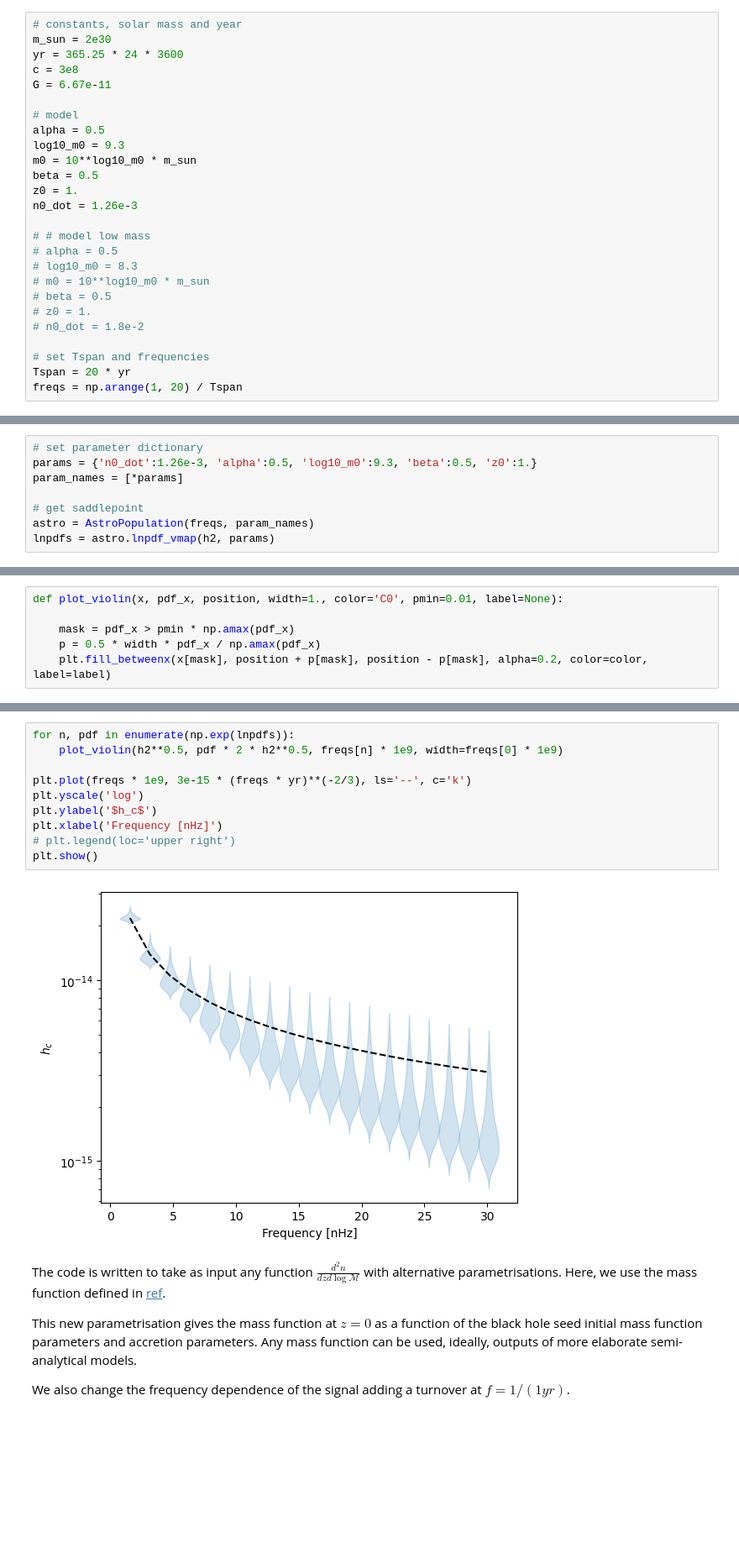
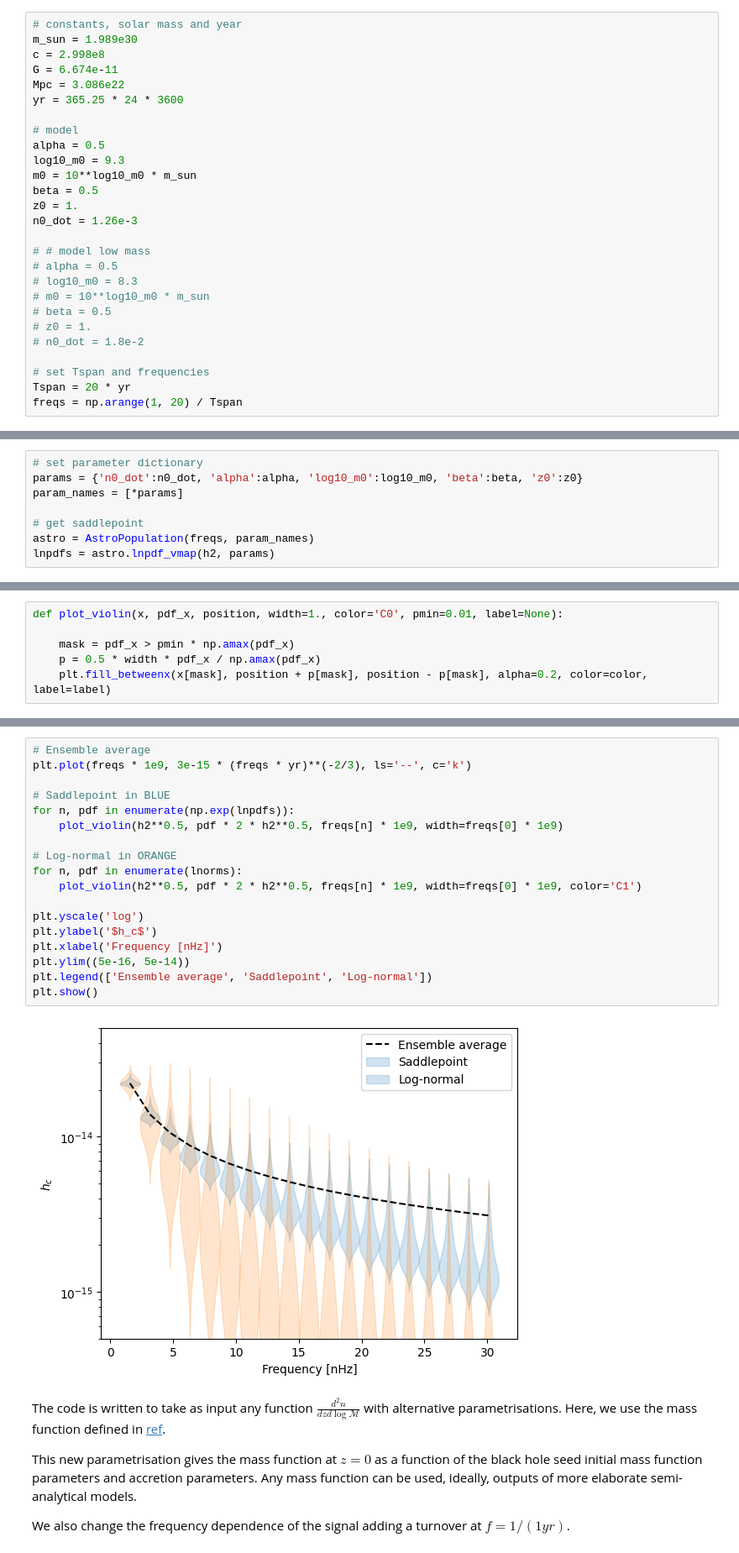
Before and after one commit to mfalxa/zamari, a Jupyter notebook: tutorial.ipynb, the cells around one changed output, grey strips where cells are left out. Shown at 84% size. Cells and saved outputs as stored; diff of their text form; blank space fills up the shorter version.

```diff
--- a/tutorial.ipynb
+++ b/tutorial.ipynb
@@ -15,10 +15,11 @@ This is the default model that is used by the code.
 We initiate a set of values for the parameters of the model.
 # %%
 # constants, solar mass and year
-m_sun = 2e30
+m_sun = 1.989e30
+c = 2.998e8
+G = 6.674e-11
+Mpc = 3.086e22
 yr = 365.25 * 24 * 3600
-c = 3e8
-G = 6.67e-11
 
 # model
 alpha = 0.5
@@ -58,7 +59,7 @@ lnorms = get_lnorms(h2, freqs, n0_dot, alpha, m0, beta, z0)
 We create an instance of the class `AstroPopulation` that takes as input the array of frequencies at which the probability distribution will be estimated `freqs` and the list of model parameter names `param_names`.
 # %%
 # set parameter dictionary
-params = {'n0_dot':1.26e-3, 'alpha':0.5, 'log10_m0':9.3, 'beta':0.5, 'z0':1.}
+params = {'n0_dot':n0_dot, 'alpha':alpha, 'log10_m0':log10_m0, 'beta':beta, 'z0':z0}
 param_names = [*params]
 
 # get saddlepoint
@@ -82,16 +85,24 @@ The model parameters are chosen so that $h_c = 3\times 10^{-15} \left ( f \times
 To plot $p(h_c)$ we need to perform a small change of variable from the estimated $p(h^2_c)$ as $p(h_c) = 2 |h_c| p(h_c^2)$.
 # %%
+# Ensemble average
+plt.plot(freqs * 1e9, 3e-15 * (freqs * yr)**(-2/3), ls='--', c='k')
+
+# Saddlepoint in BLUE
 for n, pdf in enumerate(np.exp(lnpdfs)):
     plot_violin(h2**0.5, pdf * 2 * h2**0.5, freqs[n] * 1e9, width=freqs[0] * 1e9)
 
-plt.plot(freqs * 1e9, 3e-15 * (freqs * yr)**(-2/3), ls='--', c='k')
+# Log-normal in ORANGE
+for n, pdf in enumerate(lnorms):
+    plot_violin(h2**0.5, pdf * 2 * h2**0.5, freqs[n] * 1e9, width=freqs[0] * 1e9, color='C1')
+
 plt.yscale('log')
 plt.ylabel('$h_c$')
 plt.xlabel('Frequency [nHz]')
-# plt.legend(loc='upper right')
+plt.ylim((5e-16, 5e-14))
+plt.legend(['Ensemble average', 'Saddlepoint', 'Log-normal'])
 plt.show()
 # %% [output]
-[figure, old version]
+[figure, new version]
 # %% [markdown]
 The code is written to take as input any function $\frac{d^2 n}{dz d\log \mathcal{M}}$ with alternative parametrisations. Here, we use the mass function defined in [ref](https://arxiv.org/pdf/1906.05138).
 
```
Also changed, not shown: parts of 2 cells of this notebook, 3 other files.
